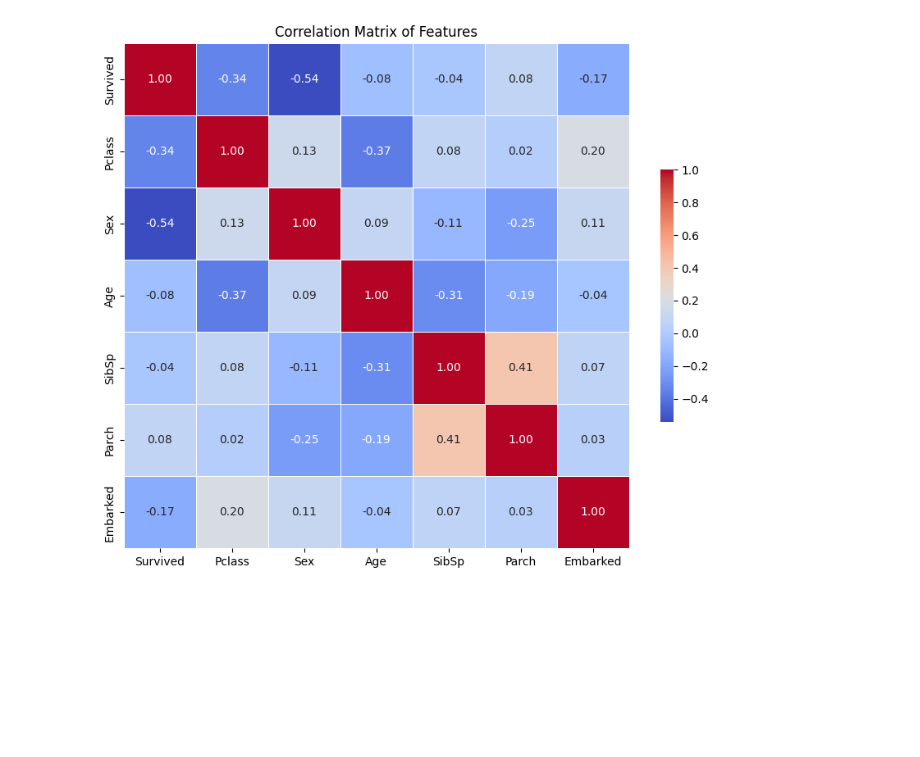
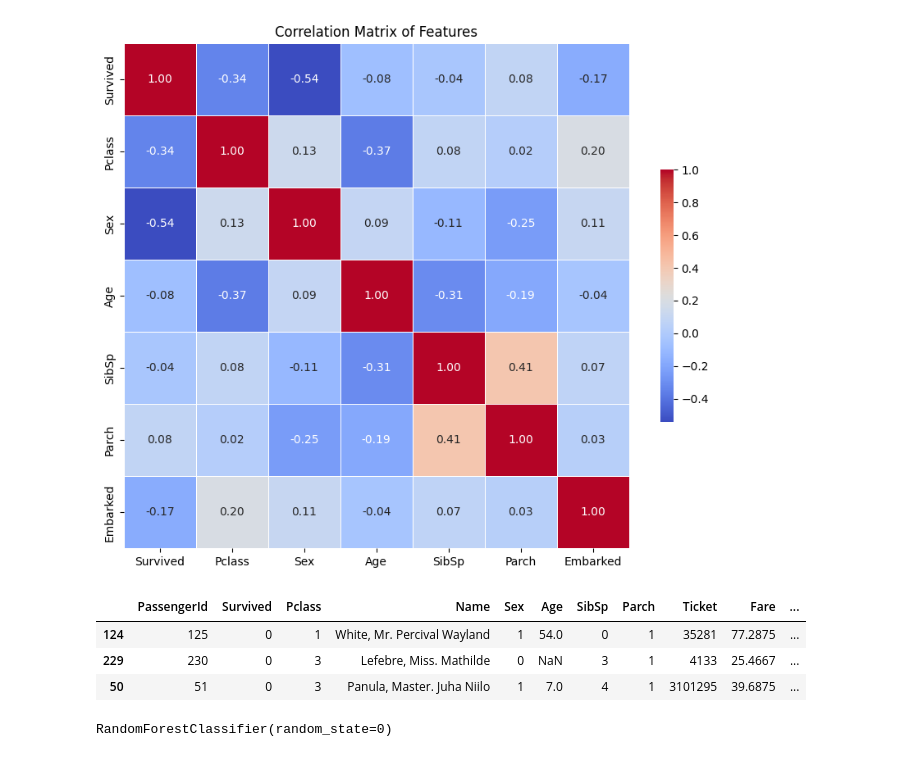
Before and after one commit to pratheeksha11/Titanic_Survival_Prediction_Kaggle, a Jupyter notebook: titanic-survival-prediction.ipynb, the cells around one changed output. Saved outputs shown, nothing was run; the diff lists cells and outputs as text; code cells hidden in the pictures; blank space fills up the shorter version.

```diff
--- a/titanic-survival-prediction.ipynb
+++ b/titanic-survival-prediction.ipynb
@@ -170,3 +170,10 @@ plt.title('Correlation Matrix of Features')
 plt.show()
 # %% [output]
 [figure]
+# %%
+train.sample(3)
+# %% [output]
+|  | PassengerId | Survived | Pclass | Name | Sex | Age | SibSp | Parch | Ticket | Fare | ... |
+| 124 | 125 | 0 | 1 | White, Mr. Percival Wayland | 1 | 54.0 | 0 | 1 | 35281 | 77.2875 | ... |
+| 229 | 230 | 0 | 3 | Lefebre, Miss. Mathilde | 0 | NaN | 3 | 1 | 4133 | 25.4667 | ... |
+| 50 | 51 | 0 | 3 | Panula, Master. Juha Niilo | 1 | 7.0 | 4 | 1 | 3101295 | 39.6875 | ... |
@@ -172,0 +193,8 @@ plt.show()
+# %%
+from sklearn.ensemble import RandomForestClassifier
+from sklearn.metrics import accuracy_score
+
+model = RandomForestClassifier(n_estimators=100, random_state=0)
+model.fit(X_train, y_train)
+# %% [output]
+RandomForestClassifier(random_state=0)
```
Also changed, not shown: parts of 14 cells of this notebook.
